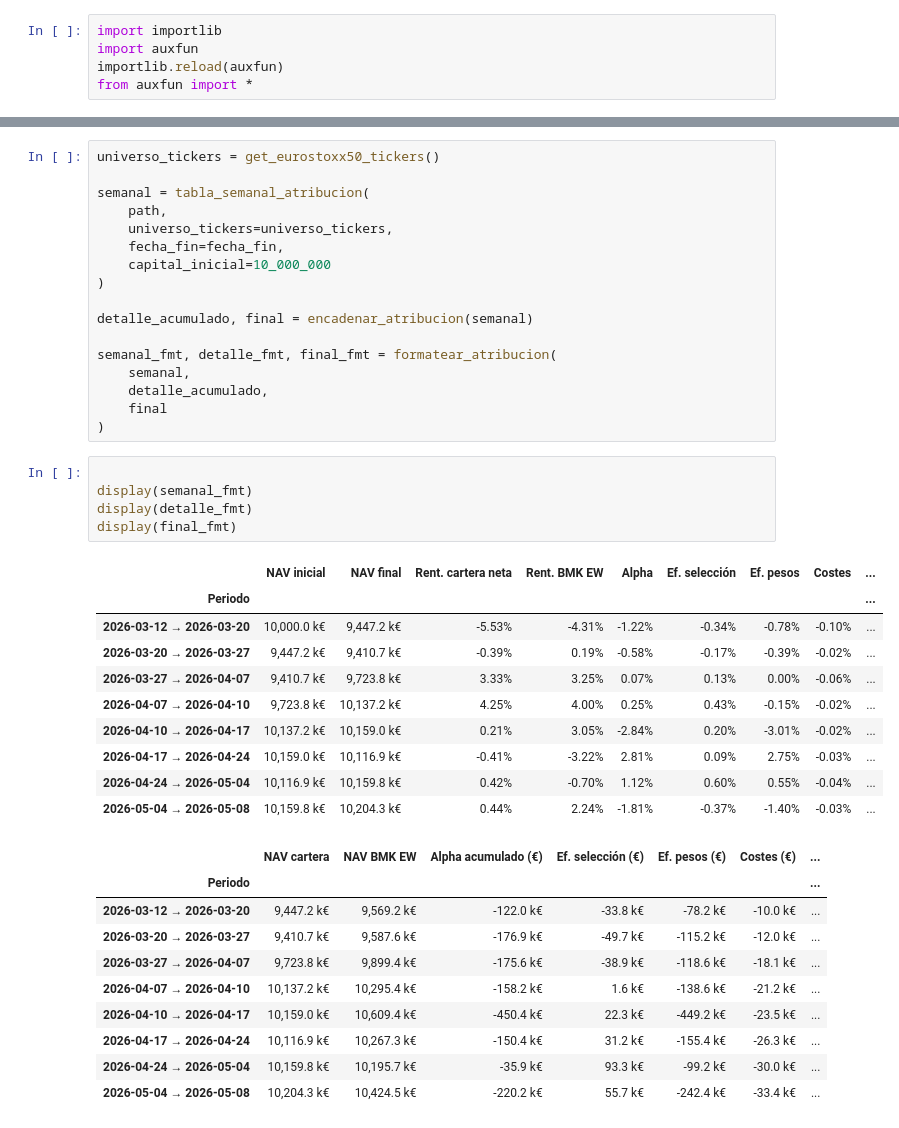
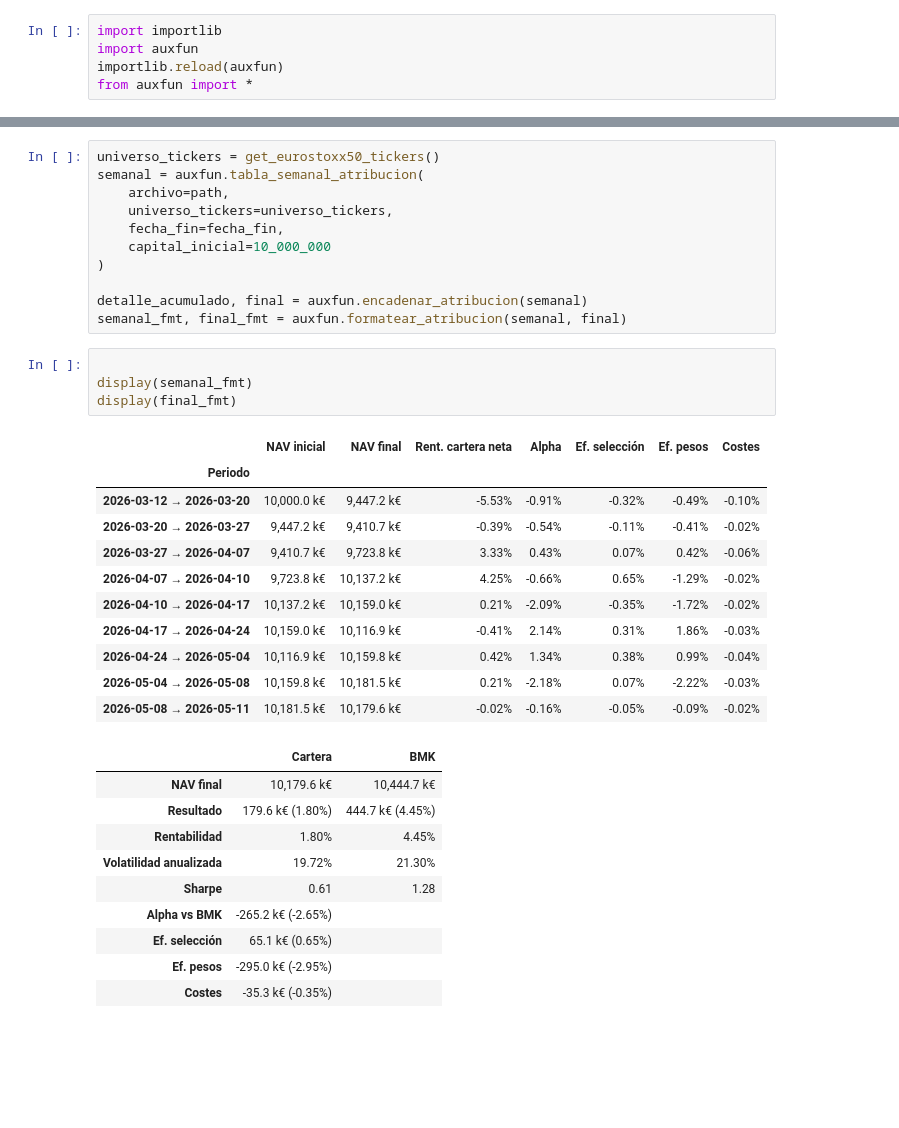
Before and after one commit to Javi-Puerta/Trabajo_gestion_cuantitativa, a Jupyter notebook: Monitoring/resultados_final.ipynb, the cells around one changed output, grey strips where cells are left out. Saved outputs shown, nothing was run; the diff lists cells and outputs as text; blank space fills up the shorter version.

```diff
--- a/Monitoring/resultados_final.ipynb
+++ b/Monitoring/resultados_final.ipynb
@@ -29,43 +29,37 @@ historico_valor_cartera(path, fecha_fin, capital_inicial=10_000_000, hoja="Opera
 # %%
 universo_tickers = get_eurostoxx50_tickers()
-
-semanal = tabla_semanal_atribucion(
-    path,
+semanal = auxfun.tabla_semanal_atribucion(
+    archivo=path,
     universo_tickers=universo_tickers,
     fecha_fin=fecha_fin,
     capital_inicial=10_000_000
 )
 
-detalle_acumulado, final = encadenar_atribucion(semanal)
-
-semanal_fmt, detalle_fmt, final_fmt = formatear_atribucion(
-    semanal,
-    detalle_acumulado,
-    final
-)
+detalle_acumulado, final = auxfun.encadenar_atribucion(semanal)
+semanal_fmt, final_fmt = auxfun.formatear_atribucion(semanal, final)
 # %%
 
 display(semanal_fmt)
-display(detalle_fmt)
 display(final_fmt)
 # %% [output]
-|  | NAV inicial | NAV final | Rent. cartera neta | Rent. BMK EW | Alpha | Ef. selección | Ef. pesos | Costes | ... |
-| Periodo |  |  |  |  |  |  |  |  | ... |
-| 2026-03-12 → 2026-03-20 | 10,000.0 k€ | 9,447.2 k€ | -5.53% | -4.31% | -1.22% | -0.34% | -0.78% | -0.10% | ... |
-| 2026-03-20 → 2026-03-27 | 9,447.2 k€ | 9,410.7 k€ | -0.39% | 0.19% | -0.58% | -0.17% | -0.39% | -0.02% | ... |
-| 2026-03-27 → 2026-04-07 | 9,410.7 k€ | 9,723.8 k€ | 3.33% | 3.25% | 0.07% | 0.13% | 0.00% | -0.06% | ... |
-| 2026-04-07 → 2026-04-10 | 9,723.8 k€ | 10,137.2 k€ | 4.25% | 4.00% | 0.25% | 0.43% | -0.15% | -0.02% | ... |
-| 2026-04-10 → 2026-04-17 | 10,137.2 k€ | 10,159.0 k€ | 0.21% | 3.05% | -2.84% | 0.20% | -3.01% | -0.02% | ... |
-| 2026-04-17 → 2026-04-24 | 10,159.0 k€ | 10,116.9 k€ | -0.41% | -3.22% | 2.81% | 0.09% | 2.75% | -0.03% | ... |
-| 2026-04-24 → 2026-05-04 | 10,116.9 k€ | 10,159.8 k€ | 0.42% | -0.70% | 1.12% | 0.60% | 0.55% | -0.04% | ... |
-| 2026-05-04 → 2026-05-08 | 10,159.8 k€ | 10,204.3 k€ | 0.44% | 2.24% | -1.81% | -0.37% | -1.40% | -0.03% | ... |
+|  | NAV inicial | NAV final | Rent. cartera neta | Alpha | Ef. selección | Ef. pesos | Costes |
+| Periodo |  |  |  |  |  |  |  |
+| 2026-03-12 → 2026-03-20 | 10,000.0 k€ | 9,447.2 k€ | -5.53% | -0.91% | -0.32% | -0.49% | -0.10% |
+| 2026-03-20 → 2026-03-27 | 9,447.2 k€ | 9,410.7 k€ | -0.39% | -0.54% | -0.11% | -0.41% | -0.02% |
+| 2026-03-27 → 2026-04-07 | 9,410.7 k€ | 9,723.8 k€ | 3.33% | 0.43% | 0.07% | 0.42% | -0.06% |
+| 2026-04-07 → 2026-04-10 | 9,723.8 k€ | 10,137.2 k€ | 4.25% | -0.66% | 0.65% | -1.29% | -0.02% |
+| 2026-04-10 → 2026-04-17 | 10,137.2 k€ | 10,159.0 k€ | 0.21% | -2.09% | -0.35% | -1.72% | -0.02% |
+| 2026-04-17 → 2026-04-24 | 10,159.0 k€ | 10,116.9 k€ | -0.41% | 2.14% | 0.31% | 1.86% | -0.03% |
+| 2026-04-24 → 2026-05-04 | 10,116.9 k€ | 10,159.8 k€ | 0.42% | 1.34% | 0.38% | 0.99% | -0.04% |
+| 2026-05-04 → 2026-05-08 | 10,159.8 k€ | 10,181.5 k€ | 0.21% | -2.18% | 0.07% | -2.22% | -0.03% |
+| 2026-05-08 → 2026-05-11 | 10,181.5 k€ | 10,179.6 k€ | -0.02% | -0.16% | -0.05% | -0.09% | -0.02% |
-|  | NAV cartera | NAV BMK EW | Alpha acumulado (€) | Ef. selección (€) | Ef. pesos (€) | Costes (€) | ... |
-| Periodo |  |  |  |  |  |  | ... |
-| 2026-03-12 → 2026-03-20 | 9,447.2 k€ | 9,569.2 k€ | -122.0 k€ | -33.8 k€ | -78.2 k€ | -10.0 k€ | ... |
-| 2026-03-20 → 2026-03-27 | 9,410.7 k€ | 9,587.6 k€ | -176.9 k€ | -49.7 k€ | -115.2 k€ | -12.0 k€ | ... |
-| 2026-03-27 → 2026-04-07 | 9,723.8 k€ | 9,899.4 k€ | -175.6 k€ | -38.9 k€ | -118.6 k€ | -18.1 k€ | ... |
-| 2026-04-07 → 2026-04-10 | 10,137.2 k€ | 10,295.4 k€ | -158.2 k€ | 1.6 k€ | -138.6 k€ | -21.2 k€ | ... |
-| 2026-04-10 → 2026-04-17 | 10,159.0 k€ | 10,609.4 k€ | -450.4 k€ | 22.3 k€ | -449.2 k€ | -23.5 k€ | ... |
-| 2026-04-17 → 2026-04-24 | 10,116.9 k€ | 10,267.3 k€ | -150.4 k€ | 31.2 k€ | -155.4 k€ | -26.3 k€ | ... |
-| 2026-04-24 → 2026-05-04 | 10,159.8 k€ | 10,195.7 k€ | -35.9 k€ | 93.3 k€ | -99.2 k€ | -30.0 k€ | ... |
-| 2026-05-04 → 2026-05-08 | 10,204.3 k€ | 10,424.5 k€ | -220.2 k€ | 55.7 k€ | -242.4 k€ | -33.4 k€ | ... |
+|  | Cartera | BMK |
+| NAV final | 10,179.6 k€ | 10,444.7 k€ |
+| Resultado | 179.6 k€ (1.80%) | 444.7 k€ (4.45%) |
+| Rentabilidad | 1.80% | 4.45% |
+| Volatilidad anualizada | 19.72% | 21.30% |
+| Sharpe | 0.61 | 1.28 |
+| Alpha vs BMK | -265.2 k€ (-2.65%) |  |
+| Ef. selección | 65.1 k€ (0.65%) |  |
+| Ef. pesos | -295.0 k€ (-2.95%) |  |
+| Costes | -35.3 k€ (-0.35%) |  |
```
Also changed, not shown: parts of 4 cells of this notebook, 10 other files.
